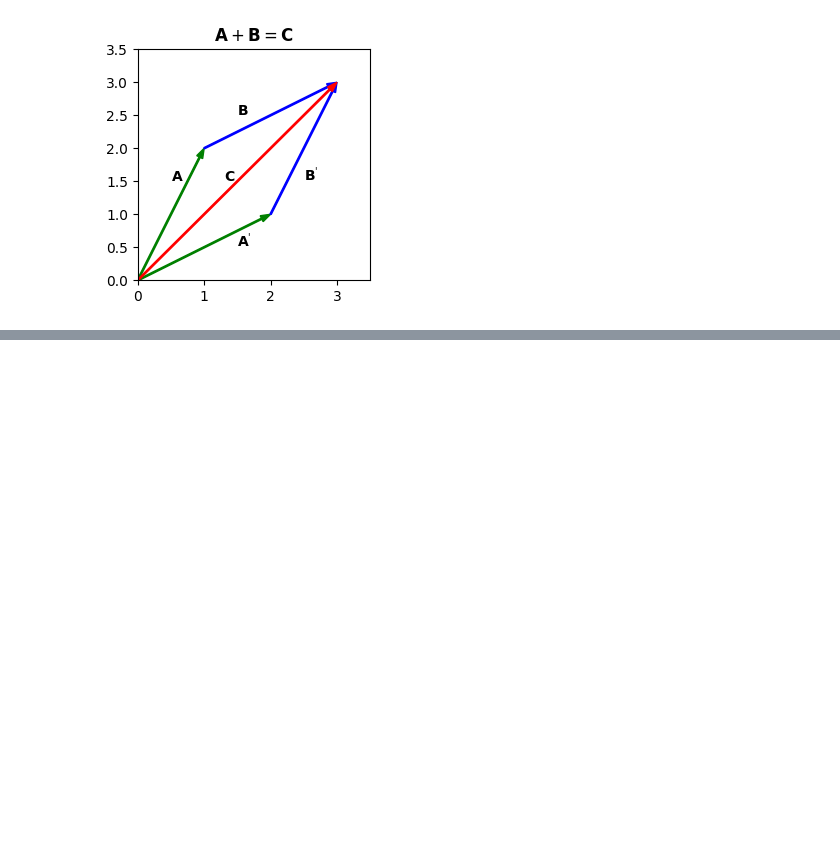
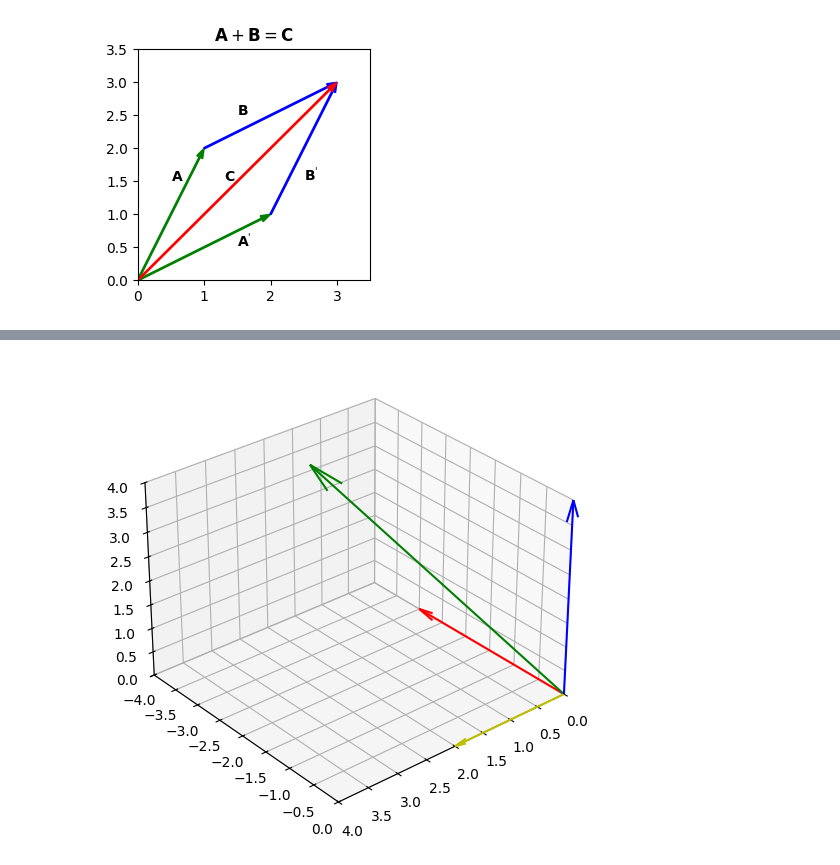
Before and after one commit to Artuk009/MathematicalMethodsForPhysicists, a Jupyter notebook: Chapter_01/Vectors.ipynb, the cells around one changed output, grey strips where cells are left out. Cells and saved outputs as stored; diff of their text form; code cells hidden in the pictures; blank space fills up the shorter version.

Commit message:
Unit Vectors

```diff
--- a/Chapter_01/Vectors.ipynb
+++ b/Chapter_01/Vectors.ipynb
@@ -76,0 +93,32 @@ plt.show()
+# %%
+# Plot of V
+V = np.array([2,-3,4])
+
+# Unit Vectors
+x_hat = np.array([1,0,0])
+y_hat = np.array([0,1,0])
+z_hat = np.array([0,0,1])
+
+# Magnitudes applied to unit vectors
+V_x = V*x_hat
+V_y = V*y_hat
+V_z = V*z_hat
+
+fig = plt.figure(figsize=(6,6))
+ax = fig.add_subplot(projection="3d")
+
+ax.quiver(0,0,0, V[0], V[1], V[2], arrow_length_ratio=0.1, color='g')
+ax.quiver(0,0,0, V_x[0], V_x[1], V_x[2], arrow_length_ratio=0.1, color='y')
+ax.quiver(0,0,0, V_y[0], V_y[1], V_y[2], arrow_length_ratio=0.1, color='r')
+ax.quiver(0,0,0, V_z[0], V_z[1], V_z[2], arrow_length_ratio=0.1, color='b')
+
+ax.set_xlim([0,4])
+ax.set_ylim([-4,0])
+ax.set_zlim([0,4])
+
+# Rotate view
+ax.view_init(30, 50)
+
+plt.show()
+# %% [output]
+[figure, added]
```
Also changed, not shown: parts of 3 cells of this notebook.
